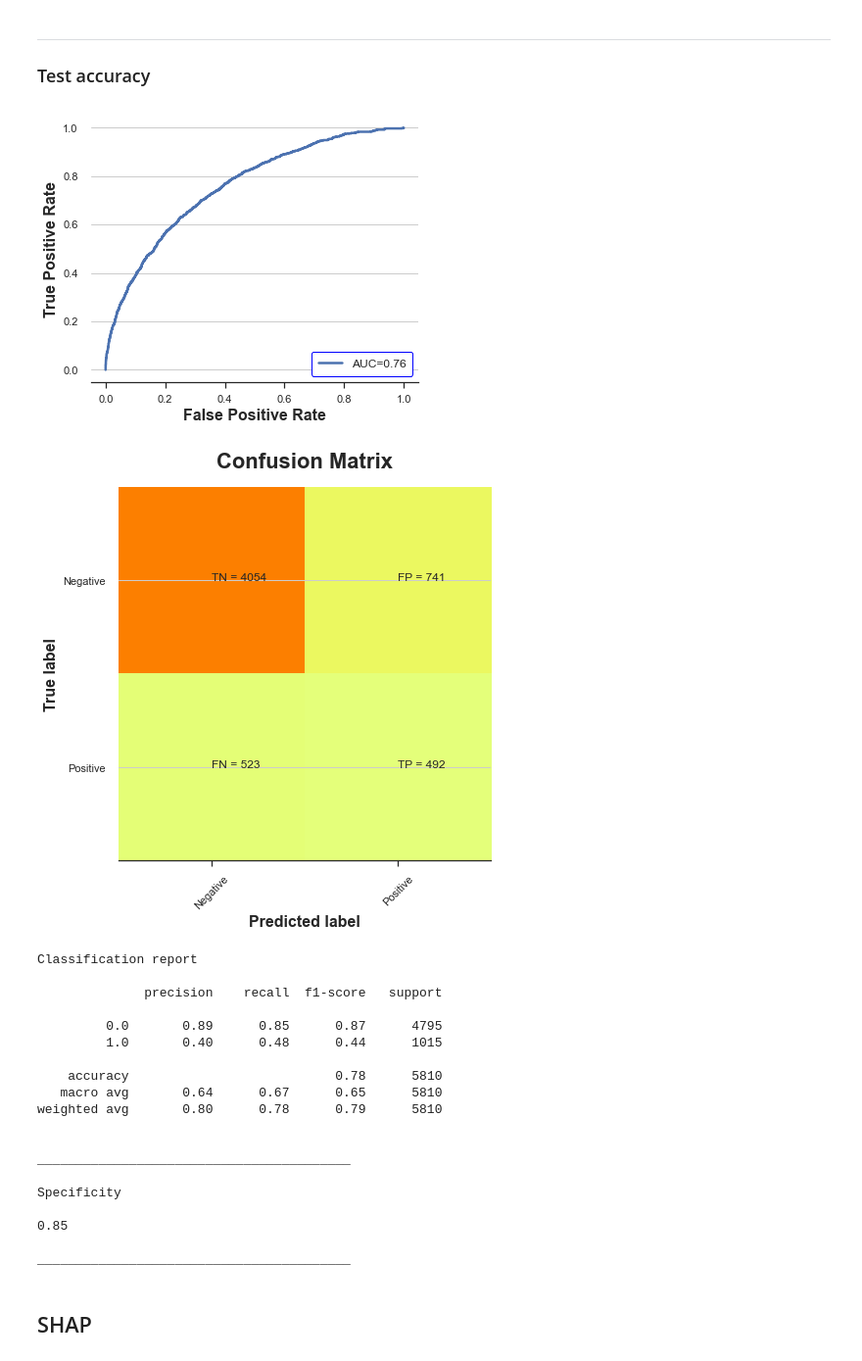
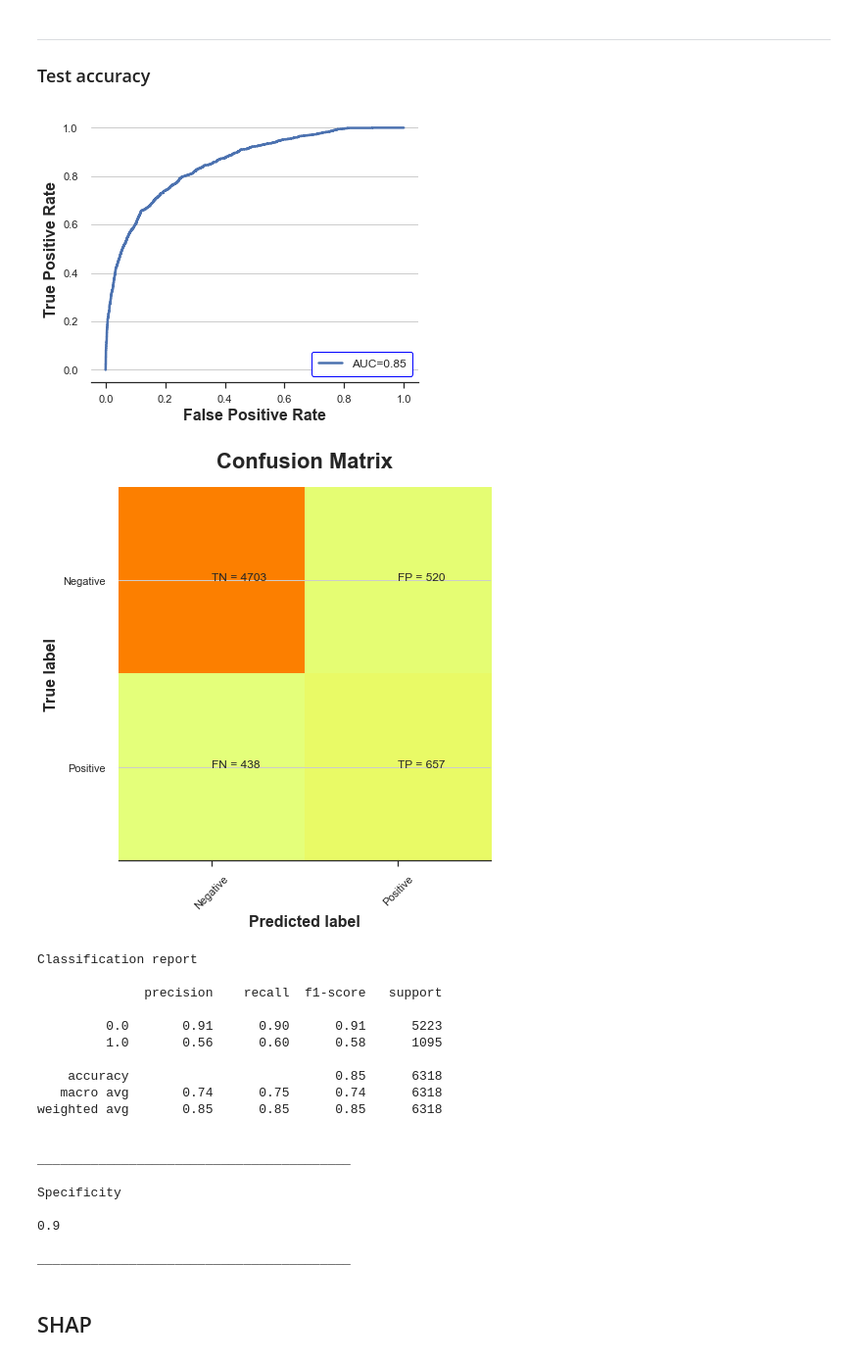
Before and after one commit to amirhkr/AKI_MIMIC4, a Jupyter notebook: ML_models_notebooks/SB_preadmisssion/MBS3/MBS3_XGB_preadmisssion_75_SB _min_mdrd_180_1days.ipynb, the cells around one changed output. Shown at 98% size. Saved outputs shown, nothing was run; the diff lists cells and outputs as text; code cells hidden in the pictures.

```diff
--- a/ML_models_notebooks/SB_preadmisssion/MBS3/MBS3_XGB_preadmisssion_75_SB _min_mdrd_180_1days.ipynb
+++ b/ML_models_notebooks/SB_preadmisssion/MBS3/MBS3_XGB_preadmisssion_75_SB _min_mdrd_180_1days.ipynb
@@ -540,16 +540,6 @@ data = data.fillna(value=np.nan)
 data.shape
 # %% [output]
 (46300, 79)
-# %%
-# aki_kdigo = ['aki_kdigo_grade_1','aki_kdigo_grade_2','aki_kdigo_grade_3']
-
-# outcome_var = ['day_detection_kdigo_grade_1','day_detection_kdigo_grade_2','day_detection_kdigo_grade_3']
-outcome_var = ['day_detection_kdigo_grade_1']
-# outcome_var.append('min_day_rrt_present')
-
-
-first_24h = 1
-data= data[data[outcome_var].min(axis=1)>first_24h]
 # %%
 data.shape
 # %% [output]
@@ -680,3 +674,24 @@ processed.drop(['egfr_epi_scr','egfr_mdrd_scr'], inplace=True, axis=1)
+# %%
+outcome_var = ['day_detection_kdigo_grade_1']
+
+first_24h = 1
+processed= processed[processed[outcome_var].min(axis=1)>first_24h]
+# %%
+drop_X   = [
+'day_detection_kdigo_grade_1',
+'day_detection_kdigo_grade_2',
+'day_detection_kdigo_grade_3',
+'day_detection_mkdigo_grade_1',
+'day_detection_mkdigo_grade_2',
+'day_detection_mkdigo_grade_3',
+'min_day_rrt_active',
+'min_day_rrt_present'
+# 'ckd',
+# 'chronic_kidney_disease'
+]
+# CRP and vomit_nausea as they had mostly empty
+
+processed.drop(drop_X, inplace=True, axis=1)
 # %%
 drop_X   = [
     'aki_kdigo_grade_1',
@@ -840,7 +859,7 @@ __________
 # best_params = {'model__num_leaves': 20, 'model__min_child_samples': 100, 'model__min_child_weight': 0.01, 'model__subsample': 0.8, 'model__reg_alpha': 0, 'model__reg_lambda': 0.1}
 # best_params = {'model__n_estimators': 400,'model__num_leaves': 20, 'model__min_child_samples': 300, 'model__min_child_weight': 0.01, 'model__subsample': 0.2, 'model__reg_alpha': 1, 'model__reg_lambda': 50}
 # best_params = {'model__min_child_samples': 300, 'model__min_child_weight': 1, 'model__n_estimators': 400, 'model__num_leaves': 20, 'model__reg_alpha': 1.0, 'model__reg_lambda': 50, 'model__subsample': 0.2}
-best_params = {'model__n_estimators': 200,'model__num_leaves': 20, 'model__min_child_samples': 100, 'model__min_child_weight': 1, 'model__subsample': 0.2, 'model__reg_alpha': 50, 'model__reg_lambda': 0}
+best_params = {'model__n_estimators': 200,'model__num_leaves': 15, 'model__min_child_samples': 100, 'model__min_child_weight': 1, 'model__subsample': 0.2, 'model__reg_alpha': 50, 'model__reg_lambda': 0}
 # Or get parameters from search above
 best_params2 = best_params
 
@@ -874,36 +918,36 @@ __________
 # %%
 
 # X,y = pipeline_final.named_steps['resample'].fit_resample(X_test, y_test)
 plt.rcParams["figure.figsize"] = (6,5)
-clf_threshold = 0.60
+clf_threshold = 0.63
 
 X,y = X_test.values, y_test.values
 
 y_pred = pipeline_final.predict(X)
 y_pred_proba = pipeline_final.predict_proba(X)
 y_pred  = (y_pred_proba[:,1] >= clf_threshold).astype(int)
 
 confusion_matrix_plot(y, y_pred, y_pred_proba)
 # %% [output]
-[figure, old version]
+[figure, new version]
 [figure]
 Classification report
 
               precision    recall  f1-score   support
 
-         0.0       0.89      0.85      0.87      4795
-         1.0       0.40      0.48      0.44      1015
+         0.0       0.91      0.90      0.91      5223
+         1.0       0.56      0.60      0.58      1095
 
-    accuracy                           0.78      5810
-   macro avg       0.64      0.67      0.65      5810
-weighted avg       0.80      0.78      0.79      5810
+    accuracy                           0.85      6318
+   macro avg       0.74      0.75      0.74      6318
+weighted avg       0.85      0.85      0.85      6318
 
 
 _________________________________________
 
 Specificity
 
-0.85
+0.9
 
 _________________________________________
 # %%
```
Also changed, not shown: parts of 12 cells of this notebook, 3 other files.
